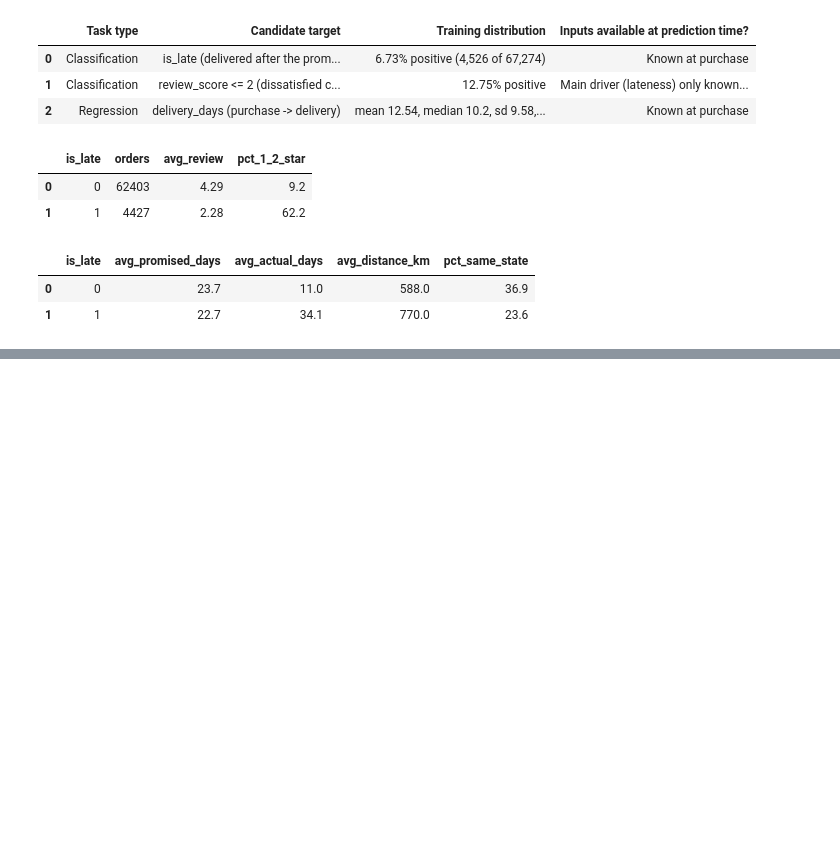
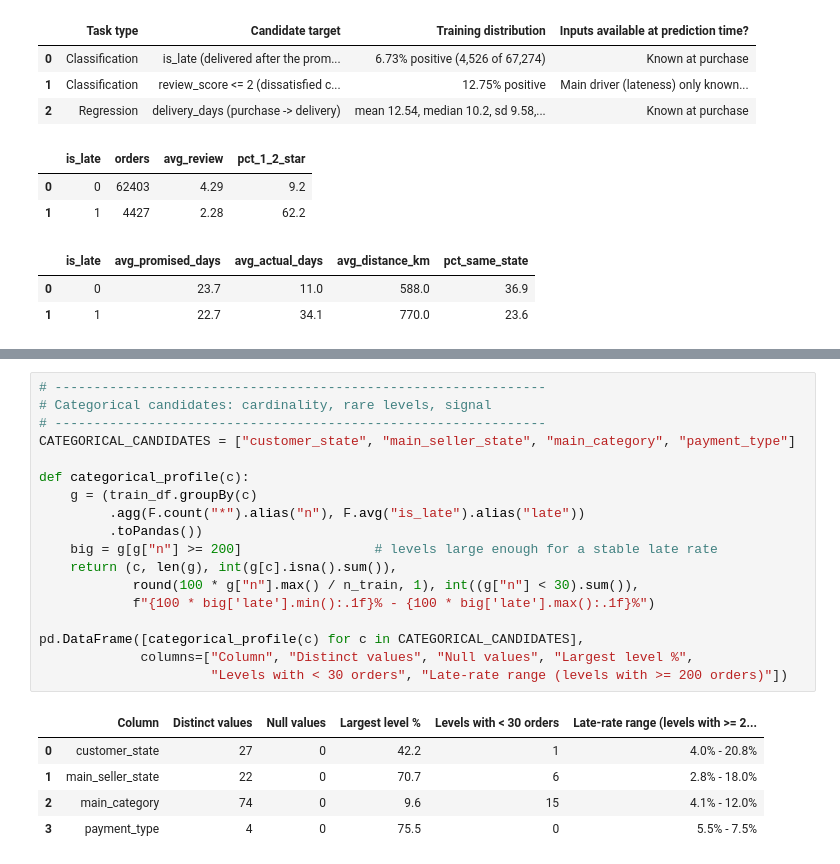
Before and after one commit to ndec0001-max/ITO5202_A2, a Jupyter notebook: assessment2.ipynb, the cells around one changed output, grey strips where cells are left out. Drawn from its saved outputs; the diff is of its cells as text; blank space fills up the shorter version.

```diff
--- a/assessment2.ipynb
+++ b/assessment2.ipynb
@@ -789,0 +918,24 @@ Input columns: 19 (15 numeric, 4 categorical)
+# %%
+# ---------------------------------------------------------------
+# Categorical candidates: cardinality, rare levels, signal
+# ---------------------------------------------------------------
+CATEGORICAL_CANDIDATES = ["customer_state", "main_seller_state", "main_category", "payment_type"]
+
+def categorical_profile(c):
+    g = (train_df.groupBy(c)
+         .agg(F.count("*").alias("n"), F.avg("is_late").alias("late"))
+         .toPandas())
+    big = g[g["n"] >= 200]                 # levels large enough for a stable late rate
+    return (c, len(g), int(g[c].isna().sum()),
+            round(100 * g["n"].max() / n_train, 1), int((g["n"] < 30).sum()),
+            f"{100 * big['late'].min():.1f}% - {100 * big['late'].max():.1f}%")
+
+pd.DataFrame([categorical_profile(c) for c in CATEGORICAL_CANDIDATES],
+             columns=["Column", "Distinct values", "Null values", "Largest level %",
+                      "Levels with < 30 orders", "Late-rate range (levels with >= 200 orders)"])
+# %% [output]
+|  | Column | Distinct values | Null values | Largest level % | Levels with < 30 orders | Late-rate range (levels with >= 2... |
+| 0 | customer_state | 27 | 0 | 42.2 | 1 | 4.0% - 20.8% |
+| 1 | main_seller_state | 22 | 0 | 70.7 | 6 | 2.8% - 18.0% |
+| 2 | main_category | 74 | 0 | 9.6 | 15 | 4.1% - 12.0% |
+| 3 | payment_type | 4 | 0 | 75.5 | 0 | 5.5% - 7.5% |
```
Also changed, not shown: parts of 14 cells of this notebook.
